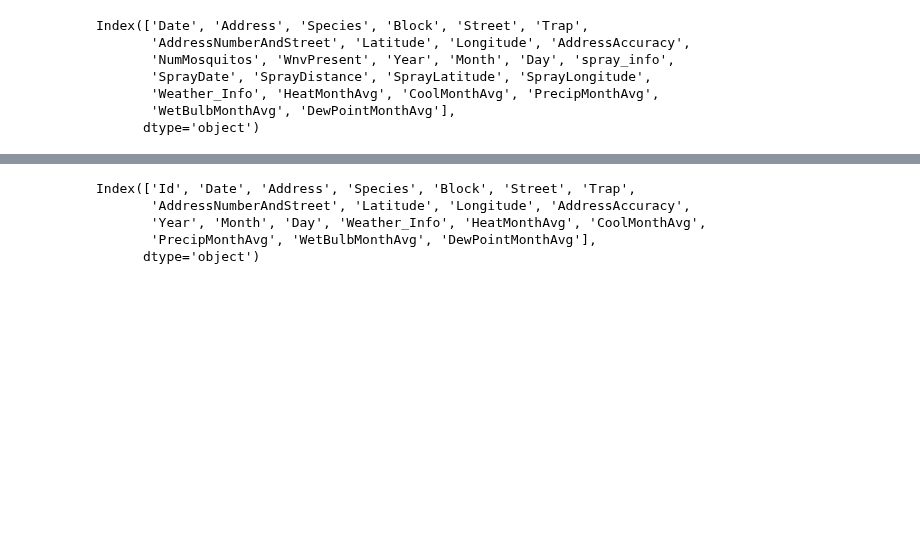
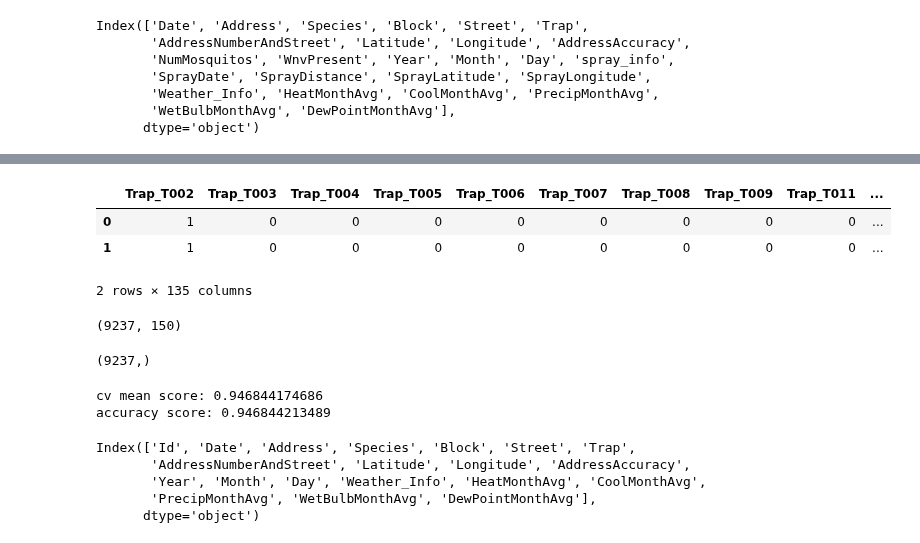
Before and after one commit to reef87/Predicting-West-Nile-Virus-Outbreaks-in-Chicago, a Jupyter notebook: code/project4-k.ipynb, the cells around one changed output, grey strips where cells are left out. Saved outputs shown, nothing was run; the diff lists cells and outputs as text; code cells hidden in the pictures; blank space fills up the shorter version.

```diff
--- a/code/project4-k.ipynb
+++ b/code/project4-k.ipynb
@@ -396,0 +594,3 @@ weather.head()
+# %%
+df_train_mrg_demo = pd.read_csv('../output/train_all.csv')
+df_train_mrg_demo.columns
@@ -736,0 +1081,8 @@ Index(['Date', 'Address', 'Species', 'Block', 'Street', 'Trap',
+# %%
+df_trap_dummies2 = pd.get_dummies(df_train_mrg_demo[['Trap']], drop_first=True)
+df_trap_dummies2.head(2)
+# %% [output]
+|  | Trap_T002 | Trap_T003 | Trap_T004 | Trap_T005 | Trap_T006 | Trap_T007 | Trap_T008 | Trap_T009 | Trap_T011 | ... |
+| 0 | 1 | 0 | 0 | 0 | 0 | 0 | 0 | 0 | 0 | ... |
+| 1 | 1 | 0 | 0 | 0 | 0 | 0 | 0 | 0 | 0 | ... |
+2 rows × 135 columns
@@ -737,3 +1091,22 @@ Index(['Date', 'Address', 'Species', 'Block', 'Street', 'Trap',
+# %%
+X2 = pd.concat([df_train_mdl,df_species_dummies2,df_trap_dummies2], axis=1)
+print(X2.shape)
+y2 = df_train_mrg_demo['WnvPresent']
+y2.shape
+# %% [output]
+(9237, 150)
+(9237,)
+# %%
+lr2 = LogisticRegression()
+scores = cross_val_score(lr2, X2, y2, cv=3)
+print('cv mean score:', scores.mean())
+
+predictions2 = cross_val_predict(lr2, X2, y2, cv=3)
+accuracy = metrics.accuracy_score(y2, predictions2)
+print('accuracy score:', accuracy)
+# %% [output]
+cv mean score: 0.946844174686
+accuracy score: 0.946844213489
 # %%
 test_demo = pd.read_csv('../output/test_spray_weather.csv')
 test_demo.head()
```
Also changed, not shown: parts of 43 cells of this notebook.
